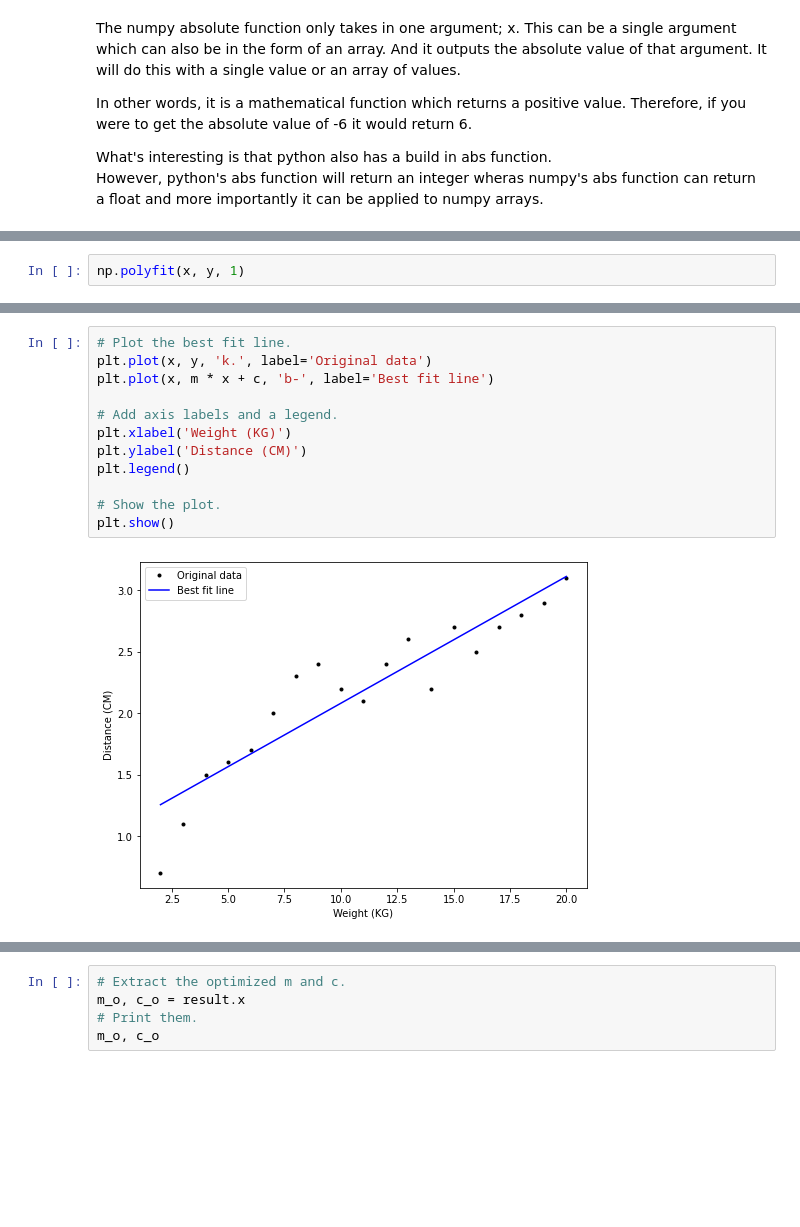
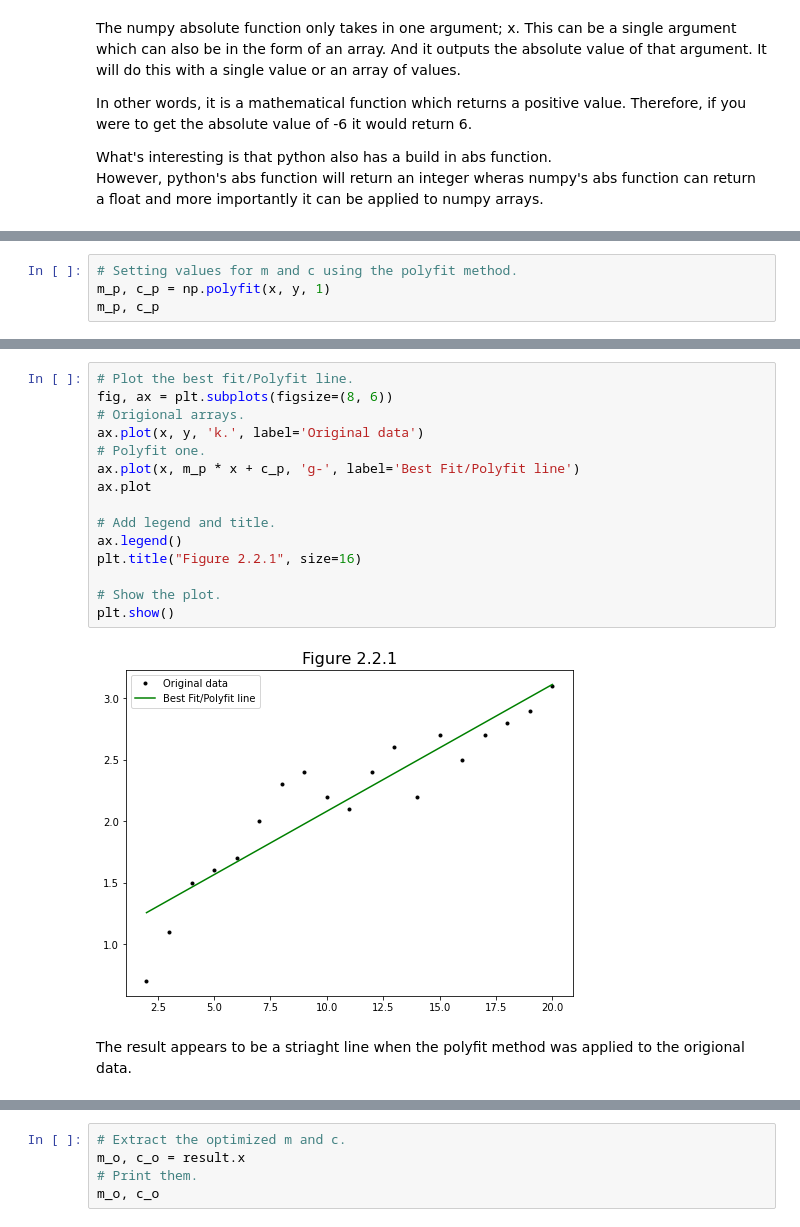
Before and after one commit to SarahMcN25/machine_stastics_assessment, a Jupyter notebook: practicals/02-models-exercises.ipynb, the cells around one changed output, grey strips where cells are left out. Cells and saved outputs as stored; diff of their text form; blank space fills up the shorter version.

```diff
--- a/practicals/02-models-exercises.ipynb
+++ b/practicals/02-models-exercises.ipynb
@@ -152,3 +144,5 @@ m is 0.103158 and c is 1.049474.
 # %%
-np.polyfit(x, y, 1)
+# Setting values for m and c using the polyfit method.
+m_p, c_p = np.polyfit(x, y, 1)
+m_p, c_p
 # %% [output]
@@ -156,15 +166,20 @@ array([0.10315789, 1.04947368])
 # %%
-# Plot the best fit line.
-plt.plot(x, y, 'k.', label='Original data')
-plt.plot(x, m * x + c, 'b-', label='Best fit line')
+# Plot the best fit/Polyfit line.
+fig, ax = plt.subplots(figsize=(8, 6))
+# Origional arrays.
+ax.plot(x, y, 'k.', label='Original data')
+# Polyfit one.
+ax.plot(x, m_p * x + c_p, 'g-', label='Best Fit/Polyfit line')
+ax.plot
 
-# Add axis labels and a legend.
-plt.xlabel('Weight (KG)')
-plt.ylabel('Distance (CM)')
-plt.legend()
+# Add legend and title.
+ax.legend()
+plt.title("Figure 2.2.1", size=16)
 
 # Show the plot.
 plt.show()
 # %% [output]
-[figure, old version]
+[figure, new version]
+# %% [markdown]
+The result appears to be a striaght line when the polyfit method was applied to the origional data.
 # %% [markdown]
```
Also changed, not shown: parts of 40 cells of this notebook.
